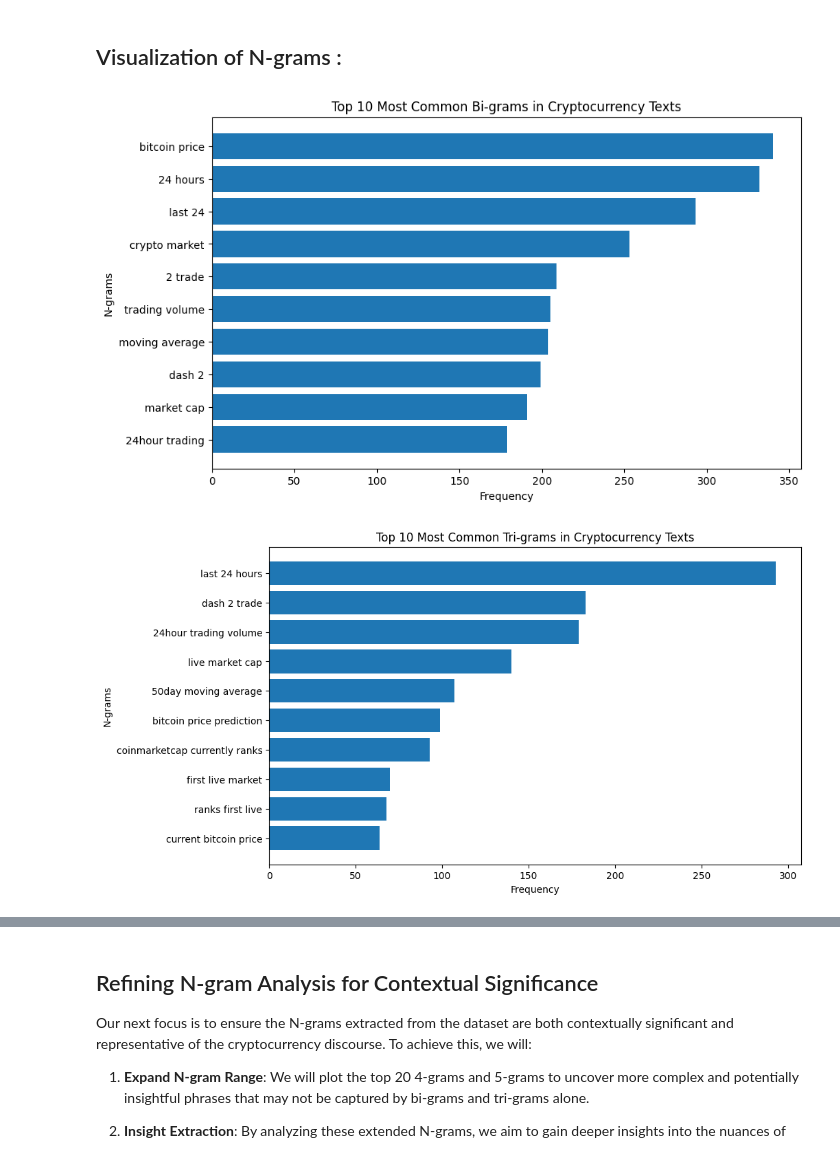
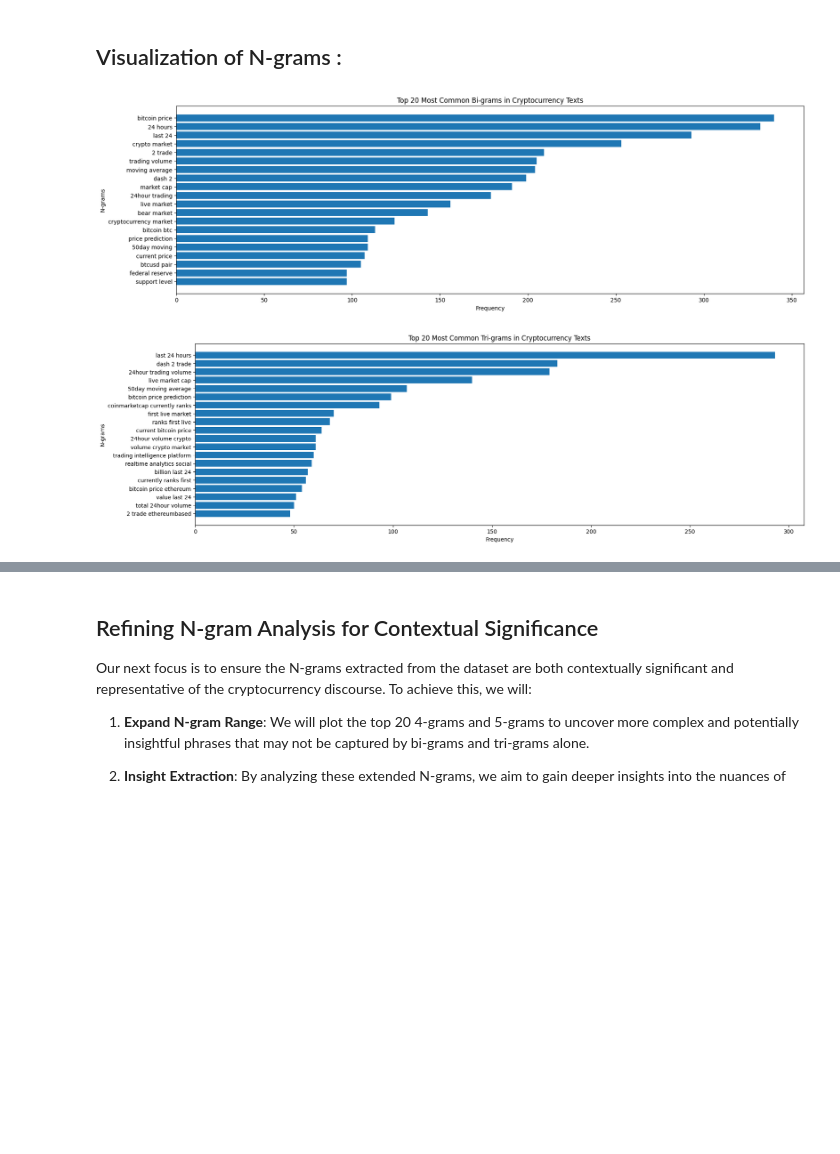
Before and after one commit to aDR300684/CryptoNewsSentiment, a Jupyter notebook: ML_CryptoNews.ipynb, the cells around one changed output, grey strips where cells are left out. Saved outputs shown, nothing was run; the diff lists cells and outputs as text; code cells hidden in the pictures; blank space fills up the shorter version.

```diff
--- a/ML_CryptoNews.ipynb
+++ b/ML_CryptoNews.ipynb
@@ -1090,7 +1125,7 @@ def analyze_ngrams_frequency_context(data, n):
     for tokens in data:
         ngram_counter.update(generate_ngrams(tokens, n))
 
-    return ngram_counter.most_common(10)
+    return ngram_counter.most_common(20)
 
 # Example: Analyze bi-grams and tri-grams
 bigram_analysis = analyze_ngrams_frequency_context(df['tokenized_text'], 2)
@@ -1109,24 +1144,24 @@ The output of the most common bi-grams and tri-grams from the dataset offers int
 # %%
 import matplotlib.pyplot as plt
 
 # Function to plot N-grams
 def plot_ngrams(ngrams, title):
     phrases = [' '.join(item[0]) for item in ngrams]  # Combine words in each N-gram
     counts = [item[1] for item in ngrams]  # Frequency of each N-gram
 
-    plt.figure(figsize=(10, 6))
+    plt.figure(figsize=(20, 6))
     plt.barh(phrases, counts)
     plt.xlabel('Frequency')
     plt.ylabel('N-grams')
     plt.title(title)
     plt.gca().invert_yaxis()  # Invert y-axis for better readability
     plt.show()
 
 # Plot the most common bi-grams
-plot_ngrams(bigram_analysis, 'Top 10 Most Common Bi-grams in Cryptocurrency Texts')
+plot_ngrams(bigram_analysis, 'Top 20 Most Common Bi-grams in Cryptocurrency Texts')
 
 # Plot the most common tri-grams
-plot_ngrams(trigram_analysis, 'Top 10 Most Common Tri-grams in Cryptocurrency Texts')
+plot_ngrams(trigram_analysis, 'Top 20 Most Common Tri-grams in Cryptocurrency Texts')
 # %% [output]
-[figure, old version]
+[figure, new version]
-[figure, old version]
+[figure, new version]
```
Also changed, not shown: parts of 28 cells of this notebook, 4 other files.
